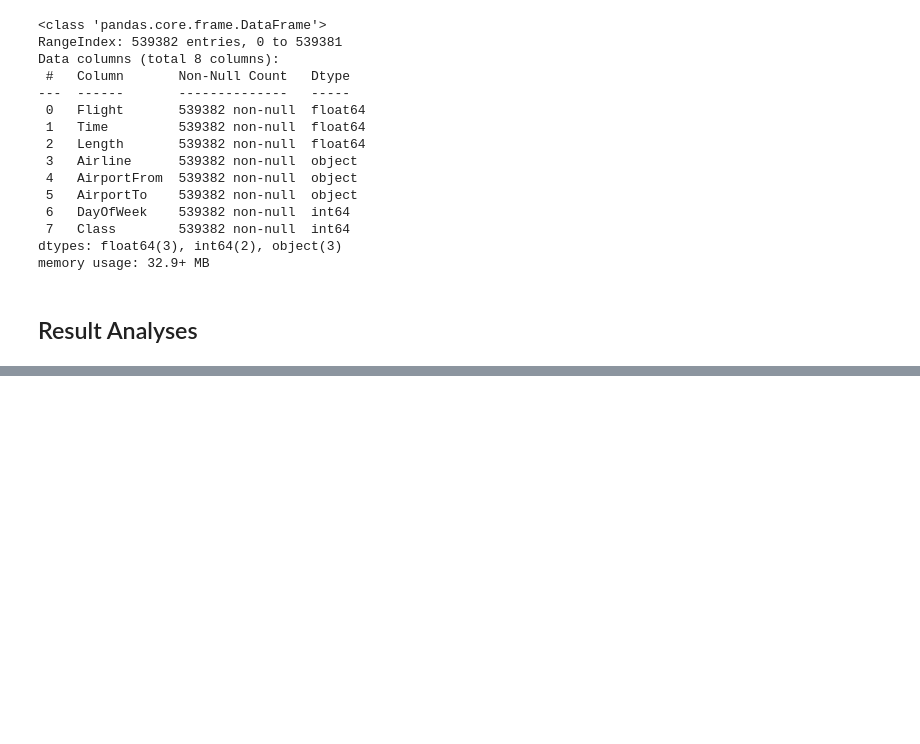
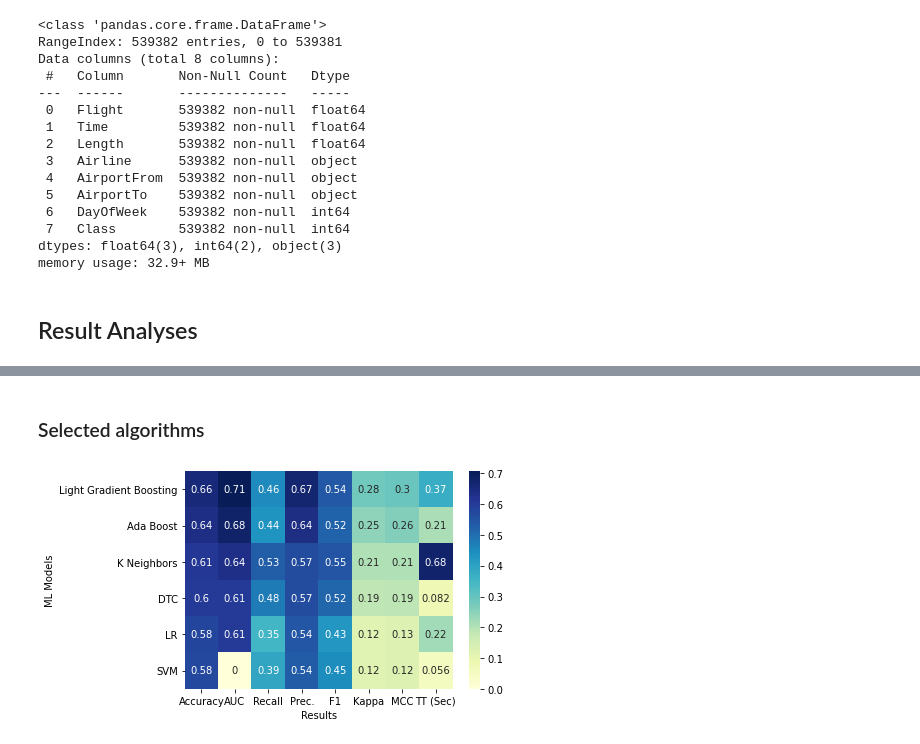
Before and after one commit to Eduartico/IA, a Jupyter notebook: Project2/airlines.ipynb, the cells around one changed output, grey strips where cells are left out. Cells and saved outputs as stored; diff of their text form; code cells hidden in the pictures; blank space fills up the shorter version.

```diff
--- a/Project2/airlines.ipynb
+++ b/Project2/airlines.ipynb
@@ -221,0 +200,13 @@ NameError: name '__file__' is not defined
+# %% [markdown]
+### Selected algorithms
+# %%
+
+selected_algorithms_data = pd.read_csv('models_comparison_selected.csv', na_values=['NA'], delimiter=",")
+selected_algorithms_data.set_index("Model", inplace=True)
+
+sb.heatmap(selected_algorithms_data, cmap="YlGnBu", annot=True)
+plt.xlabel('Results')
+plt.ylabel('ML Models')
+plt.show()
+# %% [output]
+[figure, added]
```
Also changed, not shown: parts of 8 cells of this notebook, 5 other files.
